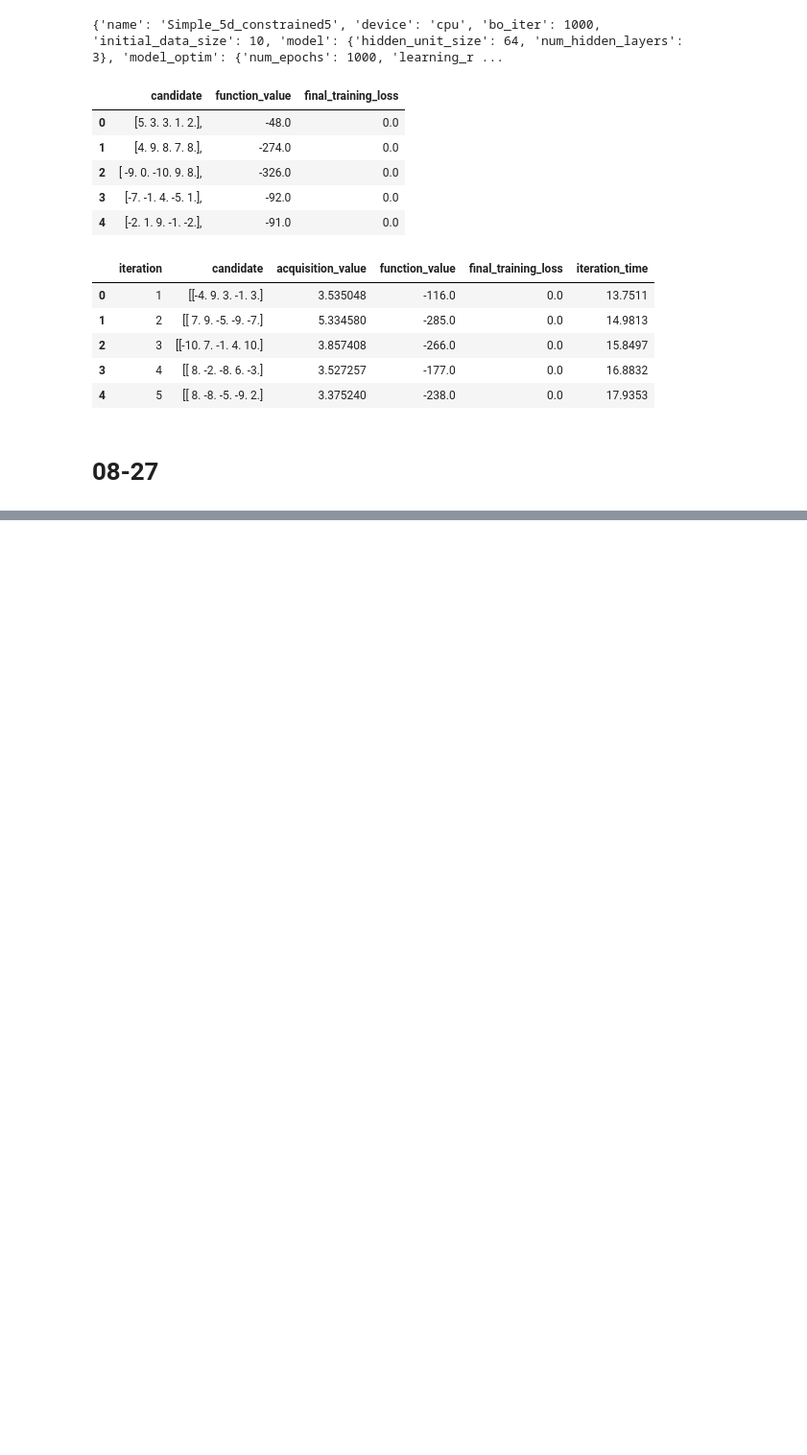
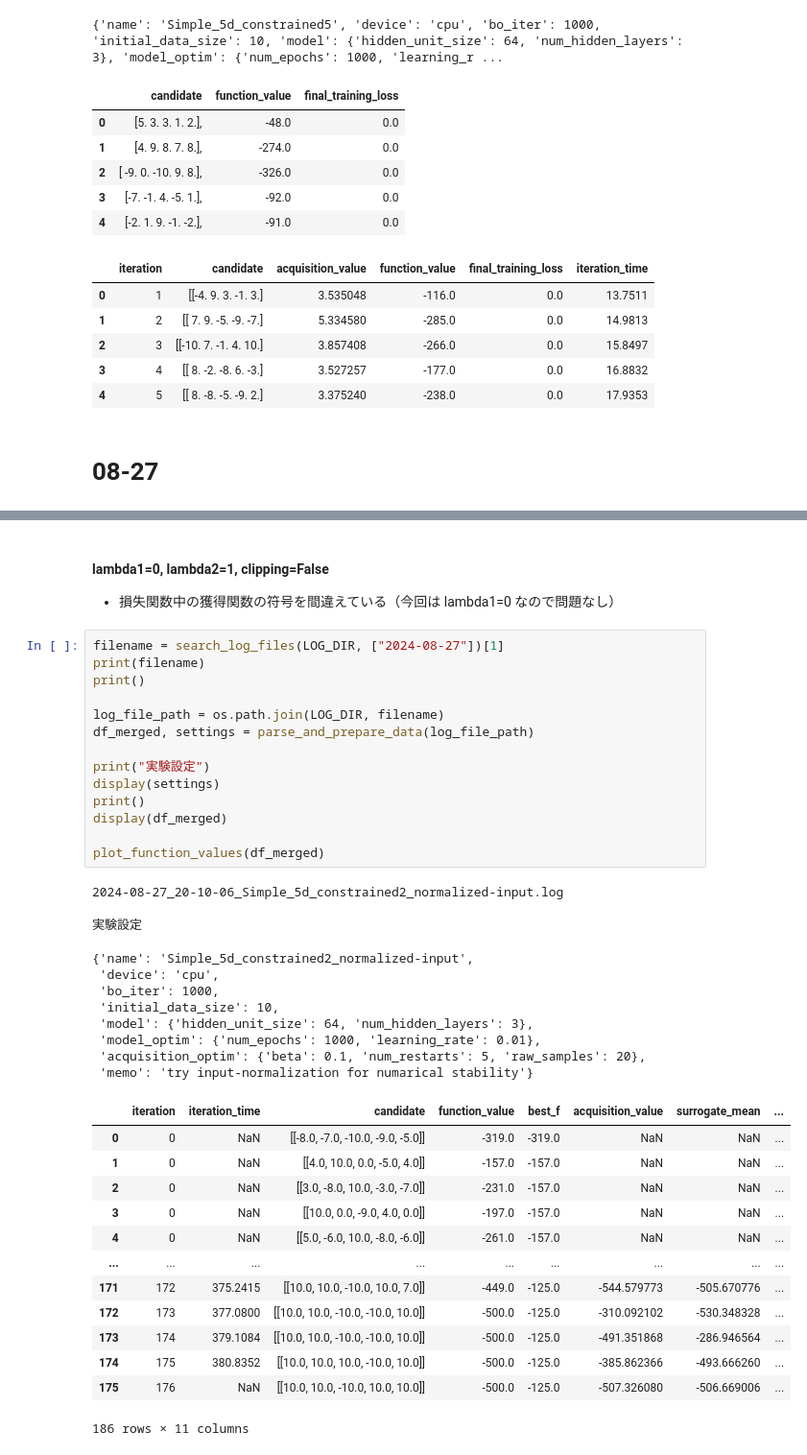
Before and after one commit to k-onoue/constrained_BO, a Jupyter notebook: notebooks/2024-08-27_vis.ipynb, the cells around one changed output, grey strips where cells are left out. Shown at 96% size. Cells and saved outputs as stored; diff of their text form; blank space fills up the shorter version.

```diff
--- a/notebooks/2024-08-27_vis.ipynb
+++ b/notebooks/2024-08-27_vis.ipynb
@@ -114,0 +363,43 @@ ValueError: All arrays must be of the same length
+# %% [markdown]
+#### lambda1=0, lambda2=1, clipping=False
+
+- 損失関数中の獲得関数の符号を間違えている（今回は lambda1=0 なので問題なし）
+# %%
+filename = search_log_files(LOG_DIR, ["2024-08-27"])[1]
+print(filename)
+print()
+
+log_file_path = os.path.join(LOG_DIR, filename)
+df_merged, settings = parse_and_prepare_data(log_file_path)
+
+print("実験設定")
+display(settings)
+print()
+display(df_merged)
+
+plot_function_values(df_merged)
+# %% [output]
+2024-08-27_20-10-06_Simple_5d_constrained2_normalized-input.log
+
+実験設定
+{'name': 'Simple_5d_constrained2_normalized-input',
+ 'device': 'cpu',
+ 'bo_iter': 1000,
+ 'initial_data_size': 10,
+ 'model': {'hidden_unit_size': 64, 'num_hidden_layers': 3},
+ 'model_optim': {'num_epochs': 1000, 'learning_rate': 0.01},
+ 'acquisition_optim': {'beta': 0.1, 'num_restarts': 5, 'raw_samples': 20},
+ 'memo': 'try input-normalization for numarical stability'}
+|  | iteration | iteration_time | candidate | function_value | best_f | acquisition_value | surrogate_mean | ... |
+| 0 | 0 | NaN | [[-8.0, -7.0, -10.0, -9.0, -5.0]] | -319.0 | -319.0 | NaN | NaN | ... |
+| 1 | 0 | NaN | [[4.0, 10.0, 0.0, -5.0, 4.0]] | -157.0 | -157.0 | NaN | NaN | ... |
+| 2 | 0 | NaN | [[3.0, -8.0, 10.0, -3.0, -7.0]] | -231.0 | -157.0 | NaN | NaN | ... |
+| 3 | 0 | NaN | [[10.0, 0.0, -9.0, 4.0, 0.0]] | -197.0 | -157.0 | NaN | NaN | ... |
+| 4 | 0 | NaN | [[5.0, -6.0, 10.0, -8.0, -6.0]] | -261.0 | -157.0 | NaN | NaN | ... |
+| ... | ... | ... | ... | ... | ... | ... | ... | ... |
+| 171 | 172 | 375.2415 | [[10.0, 10.0, -10.0, 10.0, 7.0]] | -449.0 | -125.0 | -544.579773 | -505.670776 | ... |
+| 172 | 173 | 377.0800 | [[10.0, 10.0, -10.0, -10.0, 10.0]] | -500.0 | -125.0 | -310.092102 | -530.348328 | ... |
+| 173 | 174 | 379.1084 | [[10.0, 10.0, -10.0, -10.0, 10.0]] | -500.0 | -125.0 | -491.351868 | -286.946564 | ... |
+| 174 | 175 | 380.8352 | [[10.0, 10.0, 10.0, -10.0, 10.0]] | -500.0 | -125.0 | -385.862366 | -493.666260 | ... |
+| 175 | 176 | NaN | [[10.0, 10.0, -10.0, 10.0, 10.0]] | -500.0 | -125.0 | -507.326080 | -506.669006 | ... |
+186 rows × 11 columns
```
Also changed, not shown: parts of 16 cells of this notebook, 6 other files.
